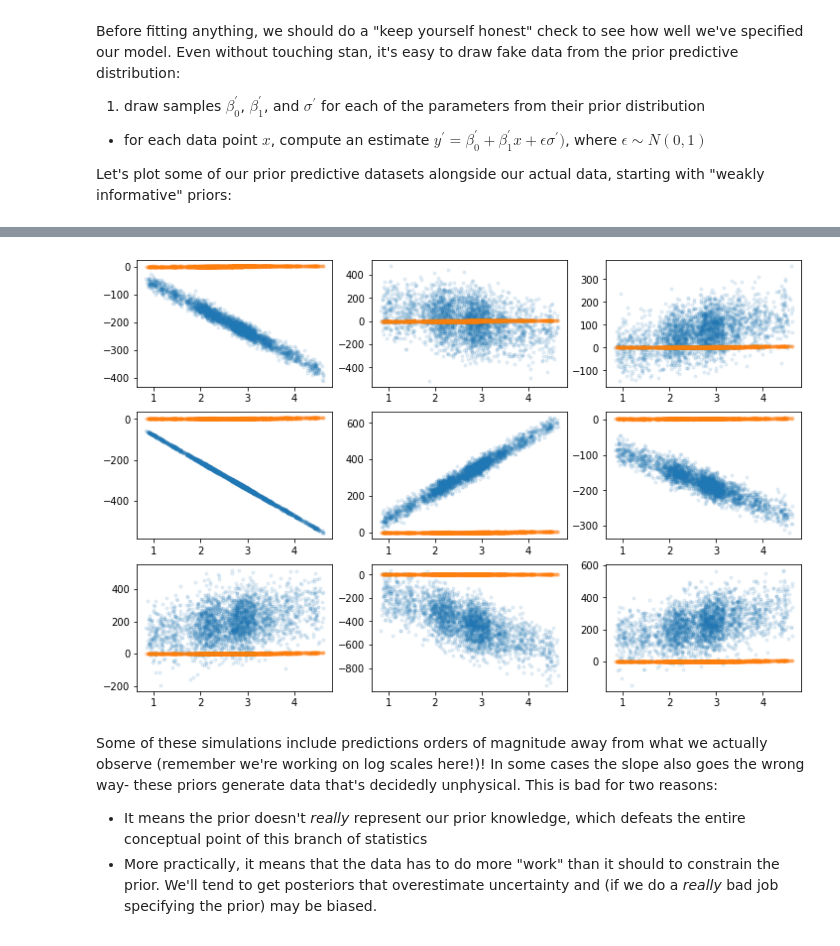
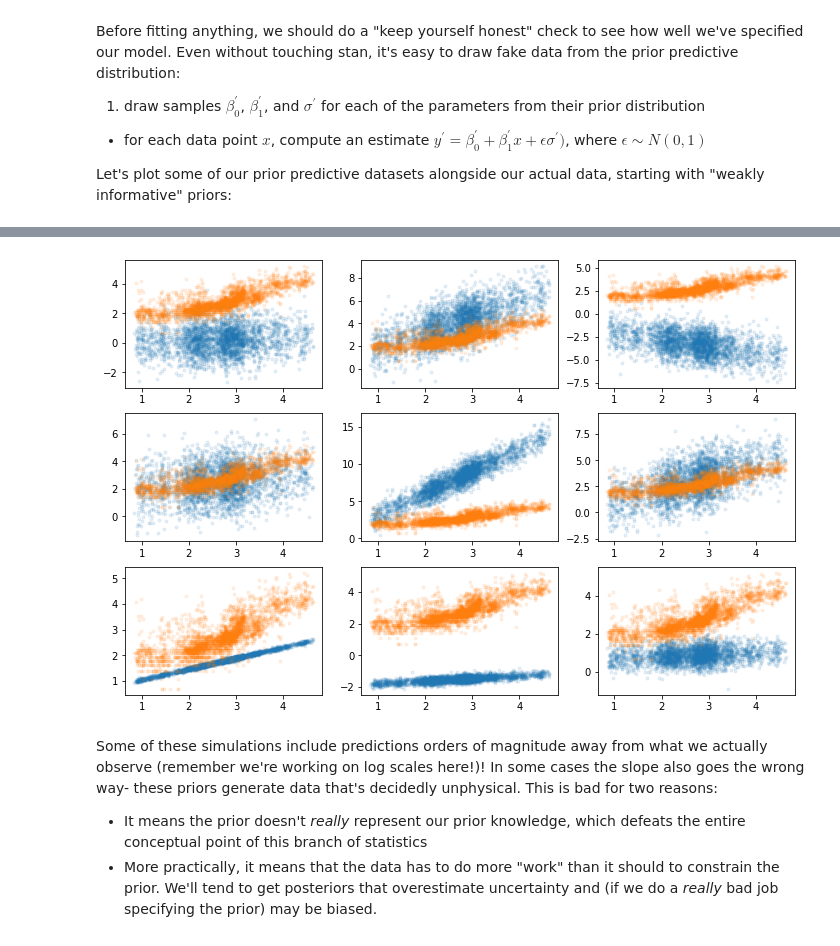
Before and after one commit to prior-knowledge/bayestime, a Jupyter notebook: 04/week_04_particulate_matter.ipynb, the cells around one changed output, grey strips where cells are left out. Cells and saved outputs as stored; diff of their text form; code cells hidden in the pictures.

```diff
--- a/04/week_04_particulate_matter.ipynb
+++ b/04/week_04_particulate_matter.ipynb
@@ -123,0 +148,2 @@ Let's plot some of our prior predictive datasets alongside our actual data, star
+# %%
+prior_model = pystan.StanModel(file='../stan/particulate_matter_ols_prior.stan')
@@ -123,0 +152,4 @@ Let's plot some of our prior predictive datasets alongside our actual data, star
+# %%
+datadict = {"N":len(data), "log_sat":data.log_sat.values}
+# %%
+prior_samples = prior_model.sampling(data=datadict, iter=100, chains=1)
@@ -124,21 +159,18 @@ Let's plot some of our prior predictive datasets alongside our actual data, star
+# %%
+log_pm_prior = prior_samples.extract()["log_pm_prior"]
 # %%
 figsize(12, 8)
 N = len(data)
 
-for i in range(9):
+num_graphs = 9
+idx = np.random.choice(np.arange(len(log_pm_prior)),size=num_graphs,replace=False)
+
+for i in range(num_graphs):
     plt.subplot(3,3,i+1)
-    sigma = np.abs(np.random.normal(0,100))
-
-    beta0 = np.random.normal(0, 100)
-    beta1 = np.random.normal(0, 100)
-    eps = np.random.normal(0, sigma, size=N)
-
-    y_sim = beta0 + beta1*data.log_sat.values + eps
-
-    plt.plot(data.log_sat, y_sim, ".", alpha=0.1)
+    plt.plot(data.log_sat, log_pm_prior[idx[i],:], ".", alpha=0.1)
     plt.plot(data.log_sat, data.log_pm25, ".", alpha=0.1);
 # %% [output]
-[figure, old version]
+[figure, new version]
 # %% [markdown]
 Some of these simulations include predictions orders of magnitude away from what we actually observe (remember we're working on log scales here!)! In some cases the slope also goes the wrong way- these priors generate data that's decidedly unphysical. This is bad for two reasons:
 
```
Also changed, not shown: parts of 26 cells of this notebook, 4 other files.
